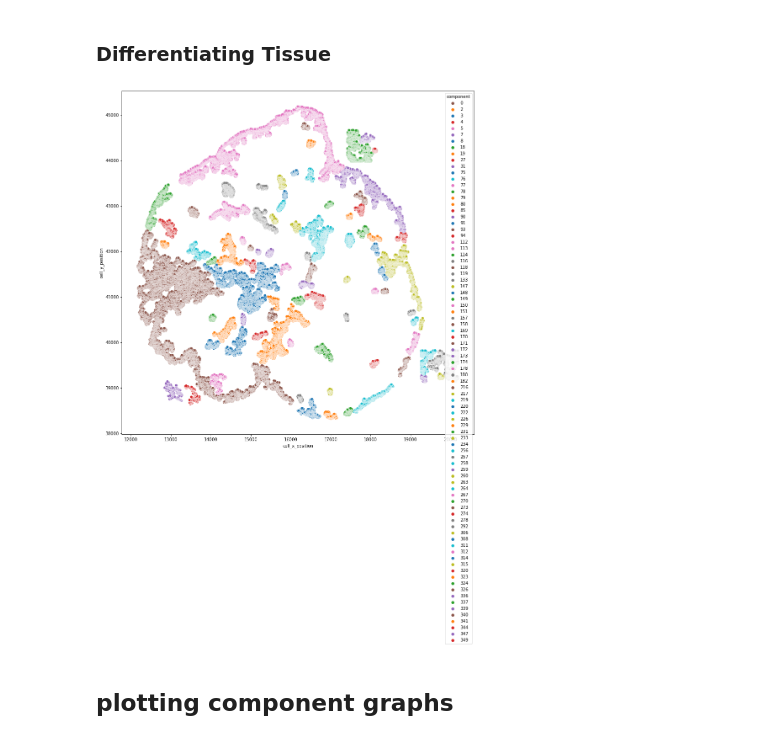
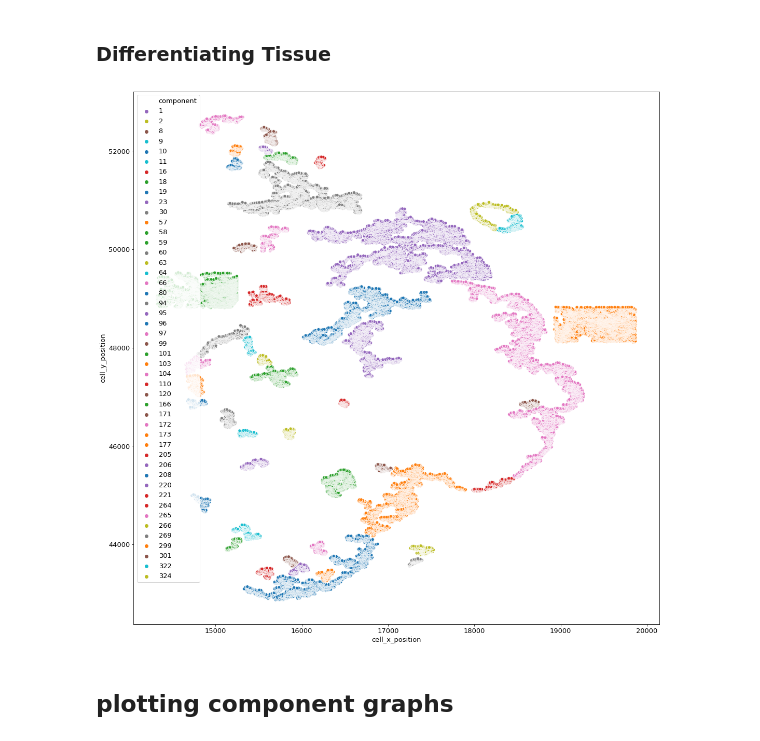
Before and after one commit to Souhailasmi/Deep_MLO, a Jupyter notebook: code/04-graph_anlysis.ipynb, the cells around one changed output. Drawn from its saved outputs; the diff is of its cells as text; code cells hidden in the pictures.

```diff
--- a/code/04-graph_anlysis.ipynb
+++ b/code/04-graph_anlysis.ipynb
@@ -14,12 +14,14 @@ plot_Directory = Directory + '/plots'
 #!pip install networkx==2.5.0 python-louvain
 # %%
 #nx.__version__
+# %%
+plt.rcParams['font.size'] = '13'
 # %% [markdown]
 ## Extracting for all cells:
 # %% [markdown]
 ## Read data :
 # %%
-PATIENT_ID = '1D1'
+PATIENT_ID = '1X1'
 INPUT_PATH = './data/input/DEEPMEL_' + PATIENT_ID + '/'
 OUTPUT_PATH = './data/output/DEEPMEL_' + PATIENT_ID +'/'
 PLOT_PATH ='./plots/DEEPMEL_' + PATIENT_ID +'/'
@@ -433,14 +434,15 @@ plt.close()
 # %%
 vis_nodes = nodes
 fig, ax = plt.subplots(figsize = (15,15))
 unique = vis_nodes["component"].unique()
 palette = dict(zip(unique, sns.color_palette(n_colors=len(unique))))
 #color = random.shuffle(sns.color_palette())
+plt.tight_layout()
 
 sns.scatterplot(data = vis_nodes , x='cell_x_position', y= 'cell_y_position', hue = 'component', palette =palette).get_figure().savefig(PLOT_PATH+'scatter_only_components.png')
-plt.close()
+#plt.close()
 # %% [output]
-[figure, old version]
+[figure, new version]
 # %%
 #vis_nodes = nodes[(nodes.phenotype != 'stroma')  & (nodes.phenotype != 'MISSING') ]
 #fig, ax = plt.subplots(figsize = (30,15))
```
Also changed, not shown: parts of 35 cells of this notebook, 7 other files.
